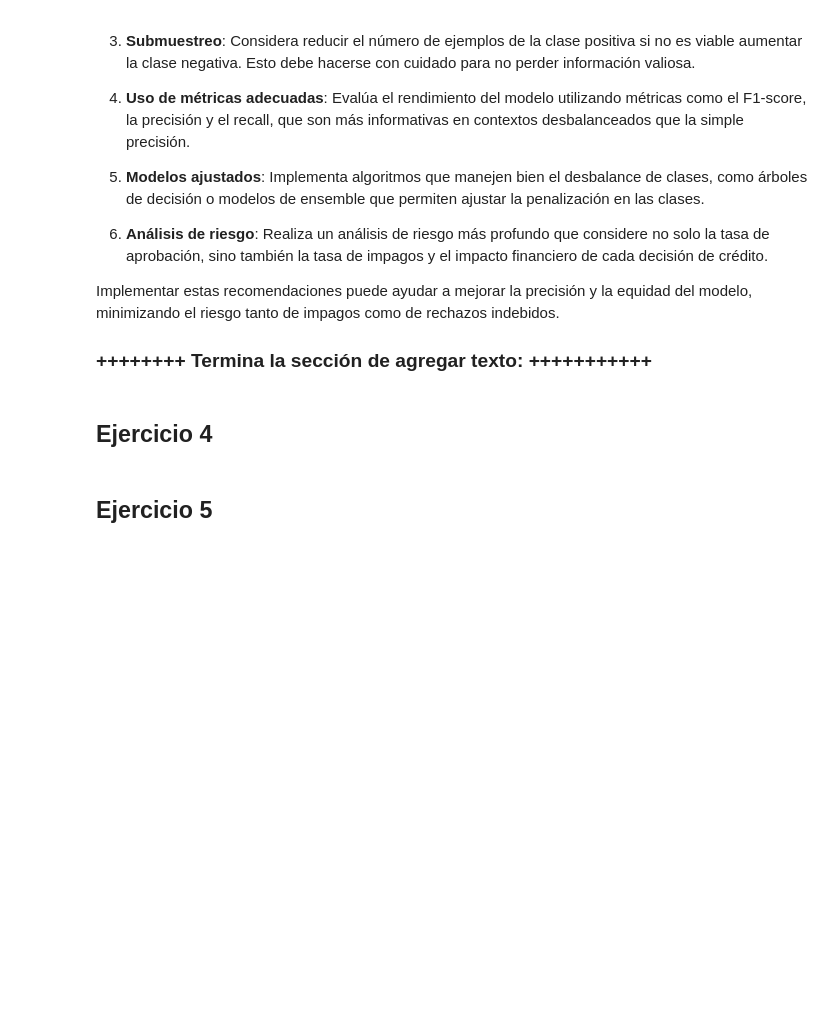
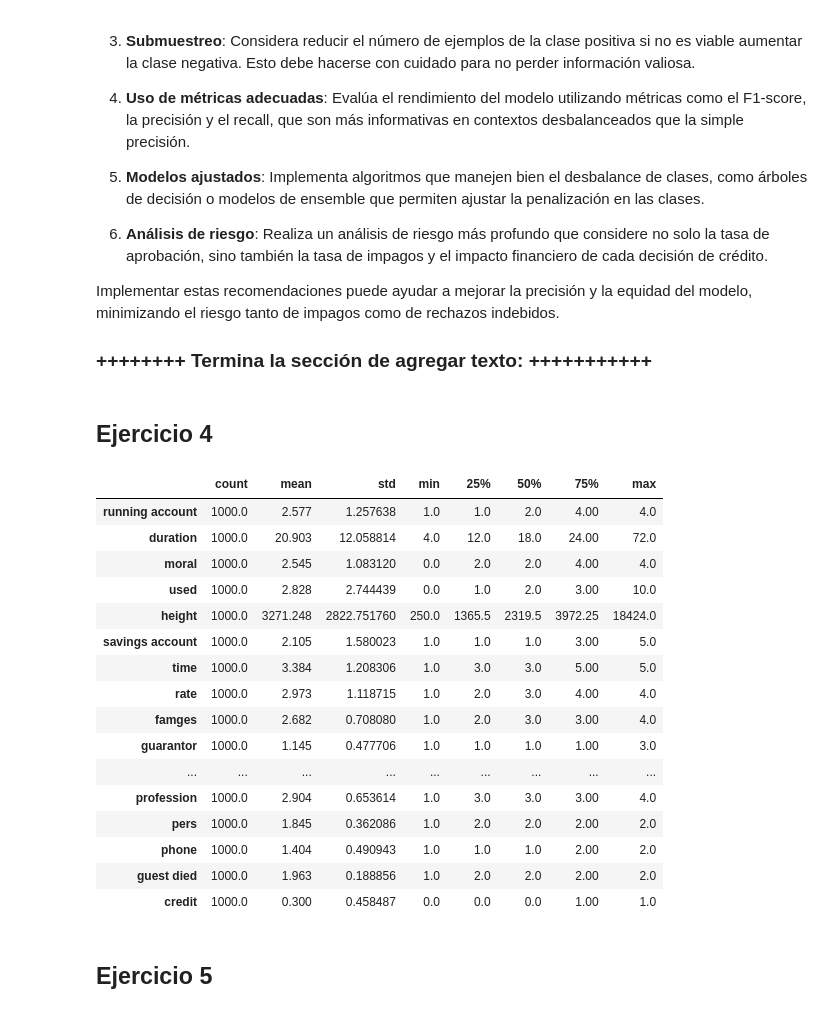
Before and after one commit to LuisGan-C/MNA_AI_Equipo11, a Jupyter notebook: Act_5_y_6/ActividadGermanCredit[A01186635, A01066264].ipynb, the cells around one changed output. Drawn from its saved outputs; the diff is of its cells as text; code cells hidden in the pictures; blank space fills up the shorter version.

```diff
--- a/Act_5_y_6/ActividadGermanCredit[A01186635, A01066264].ipynb
+++ b/Act_5_y_6/ActividadGermanCredit[A01186635, A01066264].ipynb
@@ -166,6 +181,26 @@ Implementar estas recomendaciones puede ayudar a mejorar la precisión y la equi
 ### ++++++++ Termina la sección de agregar texto: +++++++++++
 # %% [markdown]
 ## **Ejercicio 4**
+# %%
+df.describe().T
+# %% [output]
+|  | count | mean | std | min | 25% | 50% | 75% | max |
+| running account | 1000.0 | 2.577 | 1.257638 | 1.0 | 1.0 | 2.0 | 4.00 | 4.0 |
+| duration | 1000.0 | 20.903 | 12.058814 | 4.0 | 12.0 | 18.0 | 24.00 | 72.0 |
+| moral | 1000.0 | 2.545 | 1.083120 | 0.0 | 2.0 | 2.0 | 4.00 | 4.0 |
+| used | 1000.0 | 2.828 | 2.744439 | 0.0 | 1.0 | 2.0 | 3.00 | 10.0 |
+| height | 1000.0 | 3271.248 | 2822.751760 | 250.0 | 1365.5 | 2319.5 | 3972.25 | 18424.0 |
+| savings account | 1000.0 | 2.105 | 1.580023 | 1.0 | 1.0 | 1.0 | 3.00 | 5.0 |
+| time | 1000.0 | 3.384 | 1.208306 | 1.0 | 3.0 | 3.0 | 5.00 | 5.0 |
+| rate | 1000.0 | 2.973 | 1.118715 | 1.0 | 2.0 | 3.0 | 4.00 | 4.0 |
+| famges | 1000.0 | 2.682 | 0.708080 | 1.0 | 2.0 | 3.0 | 3.00 | 4.0 |
+| guarantor | 1000.0 | 1.145 | 0.477706 | 1.0 | 1.0 | 1.0 | 1.00 | 3.0 |
+| ... | ... | ... | ... | ... | ... | ... | ... | ... |
+| profession | 1000.0 | 2.904 | 0.653614 | 1.0 | 3.0 | 3.0 | 3.00 | 4.0 |
+| pers | 1000.0 | 1.845 | 0.362086 | 1.0 | 2.0 | 2.0 | 2.00 | 2.0 |
+| phone | 1000.0 | 1.404 | 0.490943 | 1.0 | 1.0 | 1.0 | 2.00 | 2.0 |
+| guest died | 1000.0 | 1.963 | 0.188856 | 1.0 | 2.0 | 2.0 | 2.00 | 2.0 |
+| credit | 1000.0 | 0.300 | 0.458487 | 0.0 | 0.0 | 0.0 | 1.00 | 1.0 |
 # %%
 # De acuerdo a la información de la Tabla 3 del artículo de la IEEE
 # define las variables correspondientes que se indican a continuación:
```
Also changed, not shown: parts of 9 cells of this notebook.
